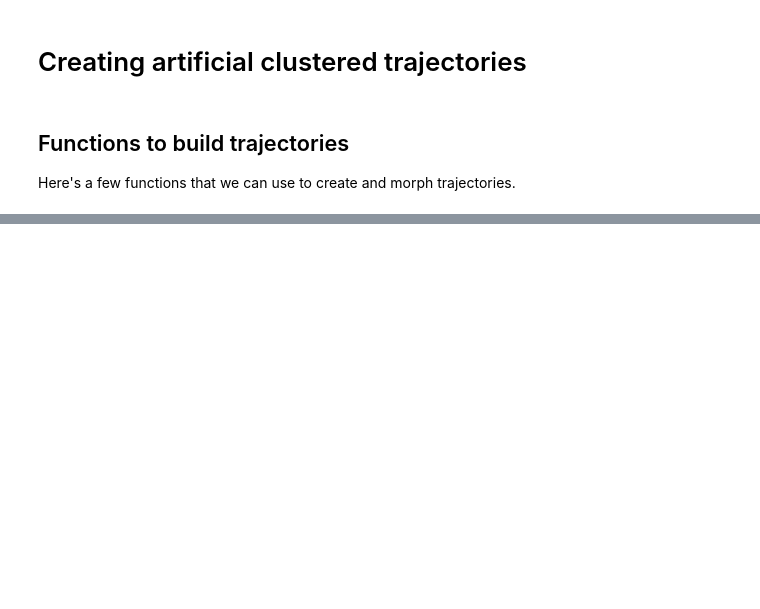
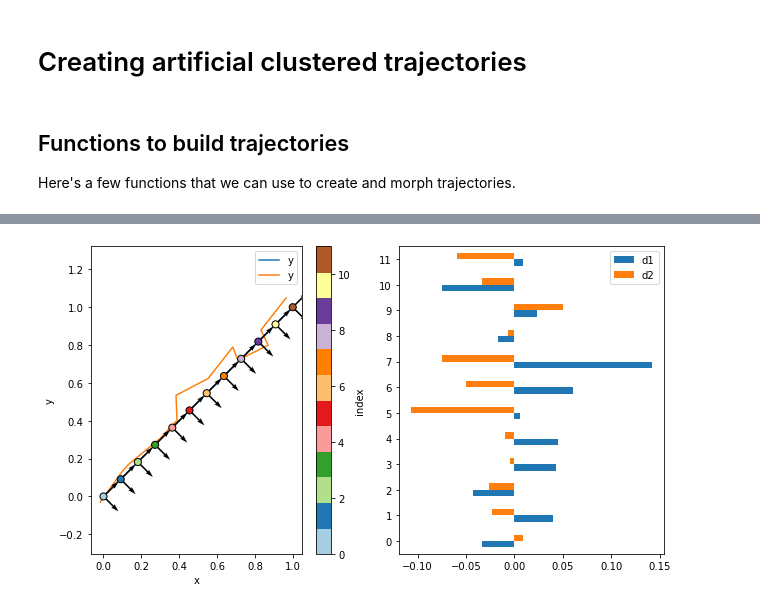
Before and after one commit to willirath/lagrangian_trajectory_clustering, a Jupyter notebook: notebooks/2021-05-13_creating_artificial_trajectories_WIP.ipynb, the cells around one changed output, grey strips where cells are left out. Saved outputs shown, nothing was run; the diff lists cells and outputs as text; code cells hidden in the pictures; blank space fills up the shorter version.

```diff
--- a/notebooks/2021-05-13_creating_artificial_trajectories_WIP.ipynb
+++ b/notebooks/2021-05-13_creating_artificial_trajectories_WIP.ipynb
@@ -207,0 +151,3 @@ ax = create_traj_from_to(0, 1, 1, 1).plot(x="x", y="y");
+# %%
+directions = get_local_coord_system(traj)
+directions
@@ -207,0 +168,6 @@ ax = create_traj_from_to(0, 1, 1, 1).plot(x="x", y="y");
+# %%
+morphs = pd.DataFrame({
+    "d1": 0.05 * np.random.normal(size=(len(traj), )),
+    "d2": 0.05 * np.random.normal(size=(len(traj), )),
+})
+morphs
@@ -207,0 +188,5 @@ ax = create_traj_from_to(0, 1, 1, 1).plot(x="x", y="y");
+# %%
+m1 = directions.filter(like="e1").mul(morphs["d1"], axis=0)
+m2 = directions.filter(like="e2").mul(morphs["d2"], axis=0)
+m = m1 + m2.to_numpy()
+m
@@ -207,0 +207,25 @@ ax = create_traj_from_to(0, 1, 1, 1).plot(x="x", y="y");
+# %%
+traj_morphed = traj + m.to_numpy()
+# %%
+fig, ax = plt.subplots(1, 2, figsize=(9, 5))
+
+traj.plot.line(x="x", y="y", ax=ax[0])
+traj.reset_index().plot.scatter(
+    x="x", y="y", marker="o",
+    s=50, c="index", cmap="Paired",
+    edgecolor="k",
+    zorder=100,
+    ax=ax[0],
+);
+ax[0].quiver(traj["x"], traj["y"], directions["e1x"], directions["e1y"], scale=10, zorder=99)
+ax[0].quiver(traj["x"], traj["y"], directions["e2x"], directions["e2y"], scale=10, zorder=99)
+traj_morphed.plot.line(
+    x="x", y="y", ax=ax[0]
+);
+ax[0].axis('equal');
+
+morphs.plot.barh(ax=ax[1])
+
+fig.tight_layout();
+# %% [output]
+[figure, added]
```
Also changed, not shown: parts of 30 cells of this notebook.
